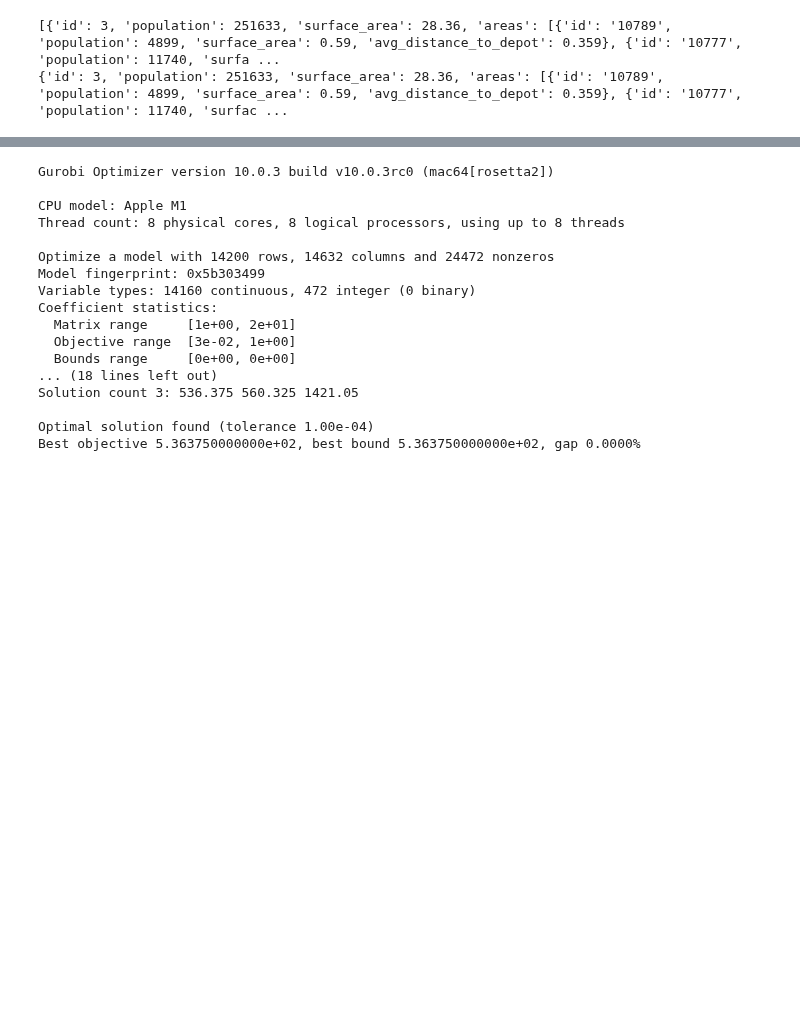
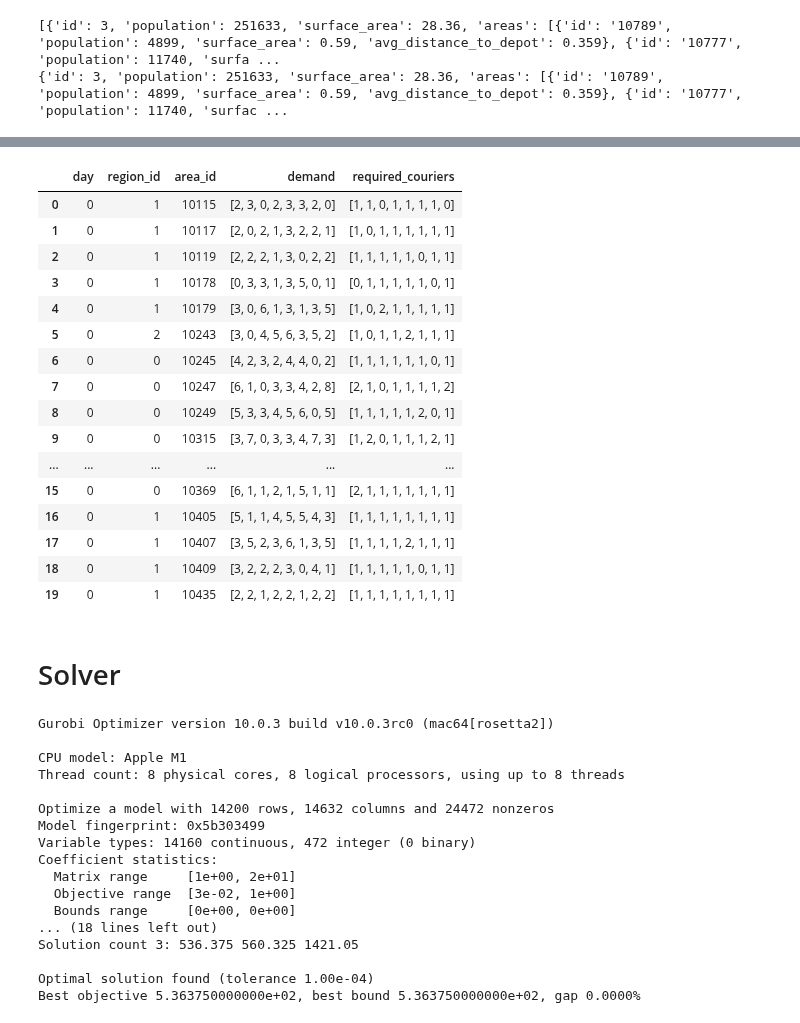
Before and after one commit to carlosperez1997/lmd-sizing-scheduling, a Jupyter notebook: solver/solver.ipynb, the cells around one changed output, grey strips where cells are left out. Drawn from its saved outputs; the diff is of its cells as text; code cells hidden in the pictures; blank space fills up the shorter version.

Commit message:
instance generator

```diff
--- a/solver/solver.ipynb
+++ b/solver/solver.ipynb
@@ -60,0 +63,16 @@ print(regions[0])
+# %%
+area_region_map = {}
+for region in regions:
+    areas = region['areas']
+    for area in areas:
+        area_region_map[area['id']] = region['id']
+# %%
+data_ = pd.DataFrame(instance_data['scenarios'][0]['data'])
+data_ = (
+    data_
+    .assign(
+        region_id = data_['area_id'].map(area_region_map)
+    )
+    .sort_values(['region_id', 'area_id'])
+)[['region_id', 'area_id', 'demand', 'required_couriers']]
+data_
@@ -61,3 +97,59 @@ print(regions[0])
+# %%
+# Generate several days instances
+city = 'berlin'
+
+days = pd.DataFrame([
+    [0, "1.00", "uniform"], # Monday
+    [1, "1.00", "uniform"], # Tuesday
+    [2, "1.00", "uniform"], # Wednesday
+    [3, "1.00", "uniform"], # Thursday
+    [4, "1.00", "uniform"], # Friday
+    [5, "1.00", "uniform"], # Satuday
+    [6, "1.00", "uniform"], # Sunday
+], columns=['day', 'demand_baseline', 'demand_type']
+)
+
+demand = []
+for i, day in days.iterrows():
+    key = f'{city}_db={demand_baseline}_dt={demand_type}'
+
+    instance_file = f'../instances/{city}_db={demand_baseline}_dt={demand_type}.json'
+    with open(instance_file, 'r') as file:
+        instance_data = json.load(file)
+
+    scenario = random.randint(0, instance_data['num_scenarios'])
+    data_ = (
+        pd.DataFrame(instance_data['scenarios'][scenario]['data'])
+        .assign(
+            day = day['day']
+        )
+    )
+    demand.append(data_)
+
+demand_df = pd.concat(demand)
+# Add region
+demand_df['region_id'] = demand_df['area_id'].map(area_region_map)
+
+demand_df = demand_df[['day', 'region_id', 'area_id', 'demand', 'required_couriers']]
+demand_df.head(20)
+# %% [output]
+|  | day | region_id | area_id | demand | required_couriers |
+| 0 | 0 | 1 | 10115 | [2, 3, 0, 2, 3, 3, 2, 0] | [1, 1, 0, 1, 1, 1, 1, 0] |
+| 1 | 0 | 1 | 10117 | [2, 0, 2, 1, 3, 2, 2, 1] | [1, 0, 1, 1, 1, 1, 1, 1] |
+| 2 | 0 | 1 | 10119 | [2, 2, 2, 1, 3, 0, 2, 2] | [1, 1, 1, 1, 1, 0, 1, 1] |
+| 3 | 0 | 1 | 10178 | [0, 3, 3, 1, 3, 5, 0, 1] | [0, 1, 1, 1, 1, 1, 0, 1] |
+| 4 | 0 | 1 | 10179 | [3, 0, 6, 1, 3, 1, 3, 5] | [1, 0, 2, 1, 1, 1, 1, 1] |
+| 5 | 0 | 2 | 10243 | [3, 0, 4, 5, 6, 3, 5, 2] | [1, 0, 1, 1, 2, 1, 1, 1] |
+| 6 | 0 | 0 | 10245 | [4, 2, 3, 2, 4, 4, 0, 2] | [1, 1, 1, 1, 1, 1, 0, 1] |
+| 7 | 0 | 0 | 10247 | [6, 1, 0, 3, 3, 4, 2, 8] | [2, 1, 0, 1, 1, 1, 1, 2] |
+| 8 | 0 | 0 | 10249 | [5, 3, 3, 4, 5, 6, 0, 5] | [1, 1, 1, 1, 1, 2, 0, 1] |
+| 9 | 0 | 0 | 10315 | [3, 7, 0, 3, 3, 4, 7, 3] | [1, 2, 0, 1, 1, 1, 2, 1] |
+| ... | ... | ... | ... | ... | ... |
+| 15 | 0 | 0 | 10369 | [6, 1, 1, 2, 1, 5, 1, 1] | [2, 1, 1, 1, 1, 1, 1, 1] |
+| 16 | 0 | 1 | 10405 | [5, 1, 1, 4, 5, 5, 4, 3] | [1, 1, 1, 1, 1, 1, 1, 1] |
+| 17 | 0 | 1 | 10407 | [3, 5, 2, 3, 6, 1, 3, 5] | [1, 1, 1, 1, 2, 1, 1, 1] |
+| 18 | 0 | 1 | 10409 | [3, 2, 2, 2, 3, 0, 4, 1] | [1, 1, 1, 1, 1, 0, 1, 1] |
+| 19 | 0 | 1 | 10435 | [2, 2, 1, 2, 2, 1, 2, 2] | [1, 1, 1, 1, 1, 1, 1, 1] |
 # %%
 # Define the arguments as a dictionary
 arguments = {
@@ -72,6 +164,8 @@ arguments = {
 
 # Create a Namespace object from the dictionary
 args = Namespace(**arguments)
+# %% [markdown]
+# Solver
 # %%
 if False:
     parser = ArgumentParser(prog='solver', description='Solves one of the shift scheduling models for LMD')
```
Also changed, not shown: parts of 2 cells of this notebook.
